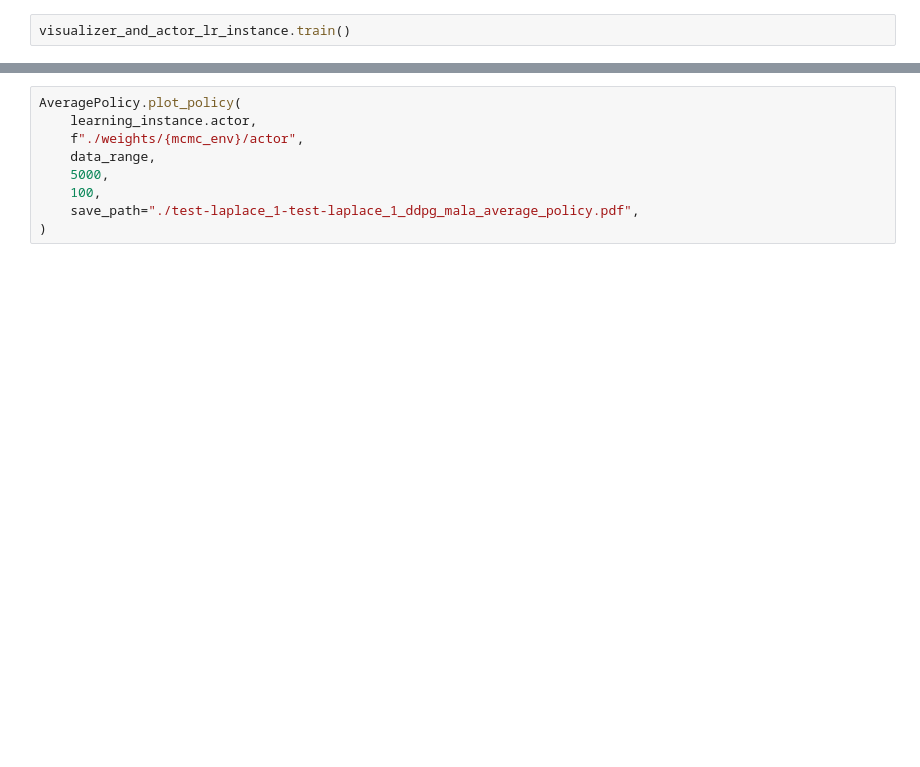
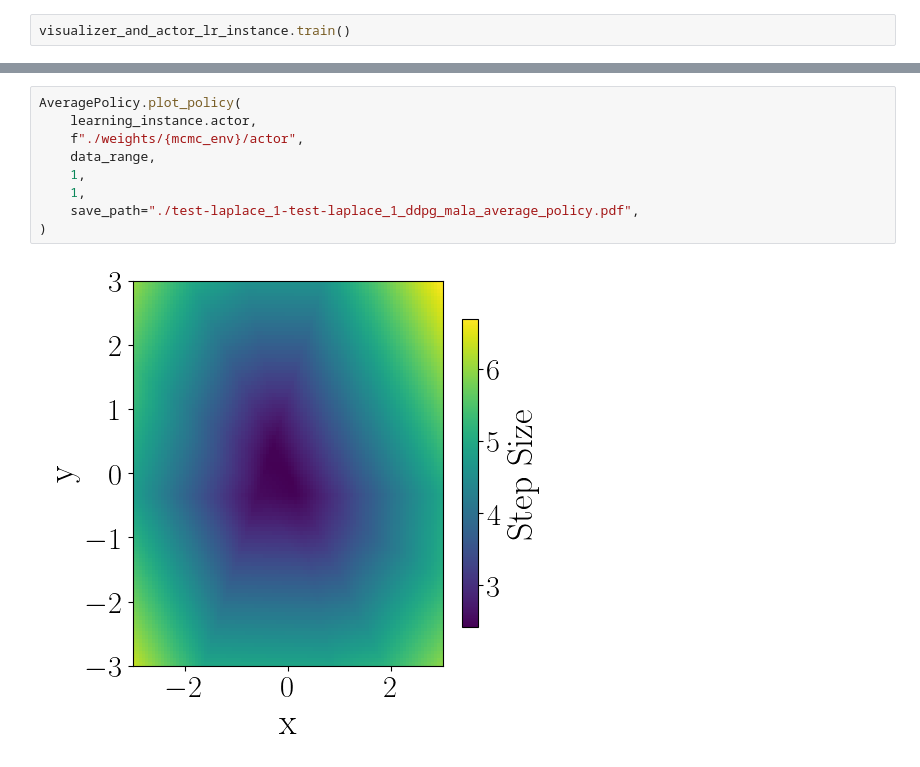
Before and after one commit to congyewang/Harnessing-the-Power-of-Reinforcement-Learning-for-Adaptive-MCMC, a Jupyter notebook: experiments/laplace_1/laplace_1_flex_mala.ipynb, the cells around one changed output, grey strips where cells are left out. Saved outputs shown, nothing was run; the diff lists cells and outputs as text; blank space fills up the shorter version.

```diff
--- a/experiments/laplace_1/laplace_1_flex_mala.ipynb
+++ b/experiments/laplace_1/laplace_1_flex_mala.ipynb
@@ -102,9 +127,11 @@ reward = pipe(
 # %%
 AveragePolicy.plot_policy(
     learning_instance.actor,
     f"./weights/{mcmc_env}/actor",
     data_range,
-    5000,
-    100,
+    1,
+    1,
     save_path="./test-laplace_1-test-laplace_1_ddpg_mala_average_policy.pdf",
 )
+# %% [output]
+[figure, added]
```
Also changed, not shown: parts of 11 cells of this notebook, 2 other files.
